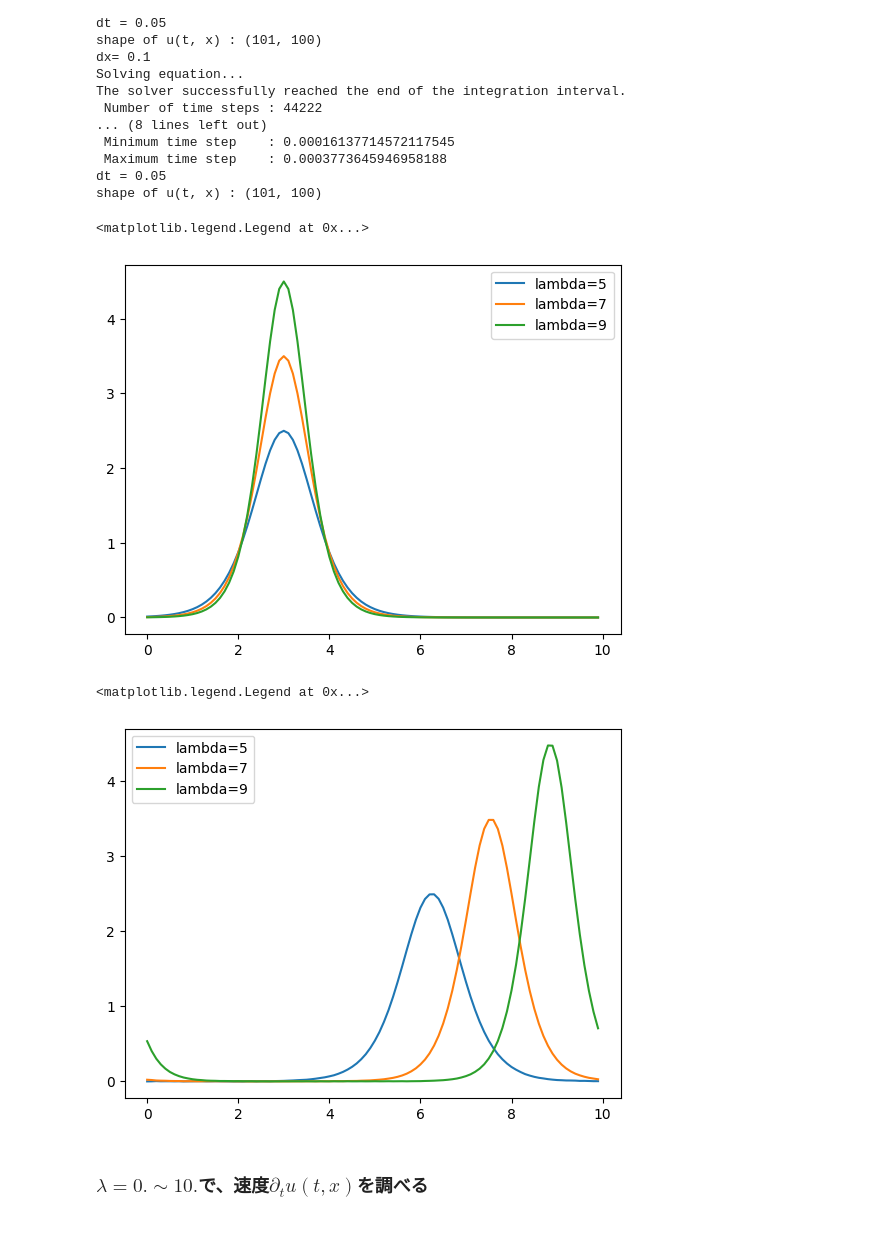
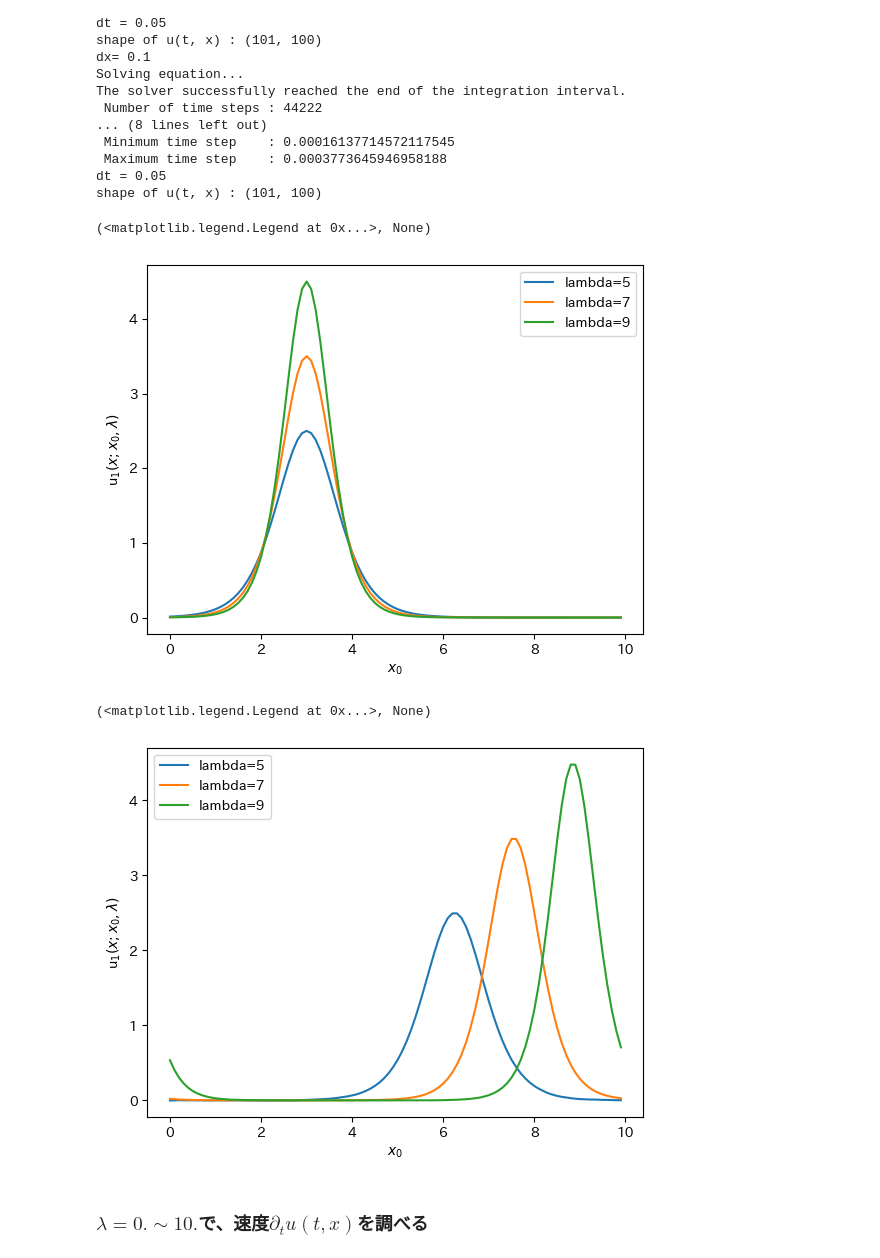
Before and after one commit to eri61/computer_physics, a Jupyter notebook: submit/report2/code/report2_pr1.ipynb, the cells around one changed output. Drawn from its saved outputs; the diff is of its cells as text; code cells hidden in the pictures; blank space fills up the shorter version.

```diff
--- a/submit/report2/code/report2_pr1.ipynb
+++ b/submit/report2/code/report2_pr1.ipynb
@@ -71,19 +134,21 @@ shape of u(t, x) : (101, 100)
 # %%
 view_solit_t0("../out/npz/lambda_5.npz")
 view_solit_t0("../out/npz/lambda_7.npz")
 view_solit_t0("../out/npz/lambda_9.npz")
-plt.legend()
+plt.xlabel(r'$x_0$'), plt.ylabel(r'u$_1(x; x_0, \lambda)$')
+plt.legend(), plt.savefig("pic/t0_u1_change_lambda.png")
 # %% [output]
-<matplotlib.legend.Legend at 0x...>
+(<matplotlib.legend.Legend at 0x...>, None)
-[figure, old version]
+[figure, new version]
 # %%
 view_solit_t065("../out/npz/lambda_5.npz")
 view_solit_t065("../out/npz/lambda_7.npz")
 view_solit_t065("../out/npz/lambda_9.npz")
-plt.legend()
+plt.xlabel(r'$x_0$'), plt.ylabel(r'u$_1(x; x_0, \lambda)$')
+plt.legend(), plt.savefig("pic/t065_u1_change_lambda.png")
 # %% [output]
-<matplotlib.legend.Legend at 0x...>
+(<matplotlib.legend.Legend at 0x...>, None)
-[figure, old version]
+[figure, new version]
 # %% [markdown]
 ### $\lambda=0. \sim 10.$で、速度$\partial_t u(t,x)$を調べる
 # %%
```
Also changed, not shown: parts of 14 cells of this notebook, 1 other file.
